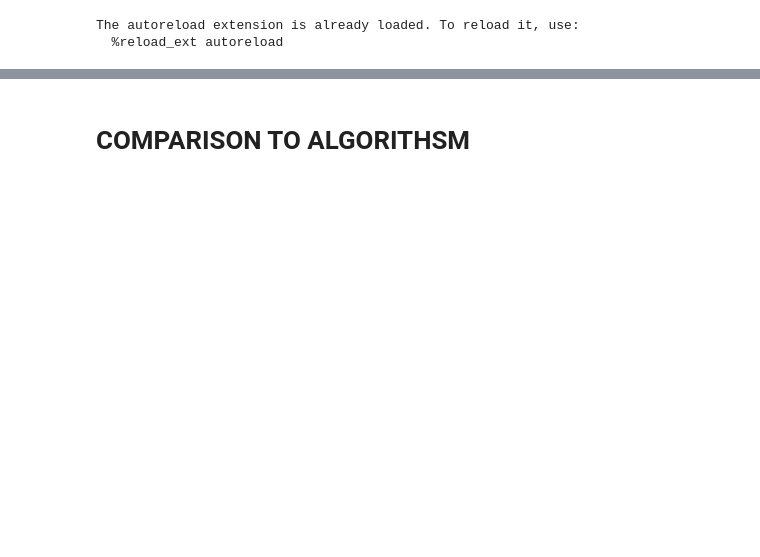
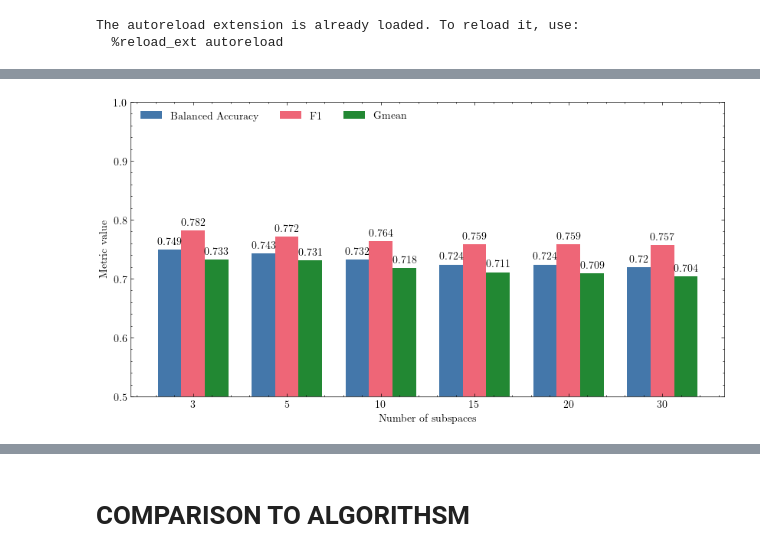
Before and after one commit to bgulowaty/phd, a Jupyter notebook: results/optimal-centroid-results.ipynb, the cells around one changed output, grey strips where cells are left out. Drawn from its saved outputs; the diff is of its cells as text; code cells hidden in the pictures; blank space fills up the shorter version.

```diff
--- a/results/optimal-centroid-results.ipynb
+++ b/results/optimal-centroid-results.ipynb
@@ -89,0 +30,11 @@ optimal_centroid_runs_df =get_runs_for("07.08-optimal-centroids-no-depth")[CLASS
+# %%
+if cached("07.08-optimal-centroids-no-depth"):
+    optimal_centroid_runs_df = load_cache("07.08-optimal-centroids-no-depth")
+else:
+    optimal_centroid_runs_df =get_runs_for("07.08-optimal-centroids-no-depth")\
+        .assign(cls_report=lambda row: row['artifact_uri'].apply(lambda v: get_metrics(v, "cls_report.json")))\
+        .assign(imb_cls_report=lambda row: row['artifact_uri'].apply(lambda v: get_metrics(v, "imb_cls_report.json")))\
+        .assign(complex_dt=lambda row: row['artifact_uri'].apply(lambda v: get_metrics(v, "complex_dt.json")))\
+        [CLASSIFICATION_METRICS + DATASET_PARAMS + RF_METRICS + OPTIMAL_CENTROID_PARAMS + ['complex_dt']] \
+        .assign(**classification_metrics_extractors)\
+        .assign(complexity=lambda row: row['complex_dt'].apply(calculate_rf_compexity))
@@ -129,5 +80,5 @@ optimal_centroids_df = pd.merge(
 # %%
 optimal_centroids_df.dropna(inplace=True)
 # %%
-optimal_centroids_df['test_accuracy'] = optimal_centroids_df.apply(lambda row: row['test_accuracy_dt'] if row['metrics.should_take_tree'] == True else row['test_accuracy'], axis=1)
+# optimal_centroids_df['test_accuracy'] = optimal_centroids_df.apply(lambda row: row['test_accuracy_dt'] if row['metrics.should_take_tree'] == True else row['test_accuracy'], axis=1)
 # %%
@@ -174,2 +87,0 @@ Name: test_accuracy, dtype: float64
-# %%
-optimal_centroids_df.dropna(inplace=True)
@@ -177,0 +98,37 @@ METRICS = ['test_accuracy', 'test_recall', 'test_precision']
+# %%
+def get_subspace_plot_values(param):
+    subspace_plot_values = optimal_centroids_df.groupby('params.subspaces')[param].mean().to_dict()
+    return dict(sorted({int(k):round(v, 3) for k,v in subspace_plot_values.items()}.items()))
+# %%
+species = (3, 5, 10, 15, 20, 30)
+penguin_means = {
+    'Balanced Accuracy': list(get_subspace_plot_values("test_balanced_accuracy").values()),
+    'F1': list(get_subspace_plot_values("test_f1").values()),
+    'Gmean': list(get_subspace_plot_values("test_geometric_mean").values()),
+}
+
+x = np.arange(len(species))  # the label locations
+width = 0.25  # the width of the bars
+multiplier = 0
+
+fig, ax = plt.subplots(figsize=(10, 5))
+
+for attribute, measurement in penguin_means.items():
+    offset = width * multiplier
+    rects = ax.bar(x + offset, measurement, width, label=attribute)
+    ax.bar_label(rects, padding=3)
+    multiplier += 1
+
+# Add some text for labels, title and custom x-axis tick labels, etc.
+# ax.set_title('Measures per ')
+ax.set_xticks(x + width, species)
+ax.legend(loc='upper left', ncols=3)
+ax.set_ylim(0.5, 1)
+ax.set_xlabel("Number of subspaces")
+ax.set_ylabel("Metric value")
+
+plt.show()
+
+fig.savefig("../figures/optimal/subspace-performances.pdf")
+# %% [output]
+[figure, added]
```
Also changed, not shown: parts of 100 cells of this notebook, 7 other files.
